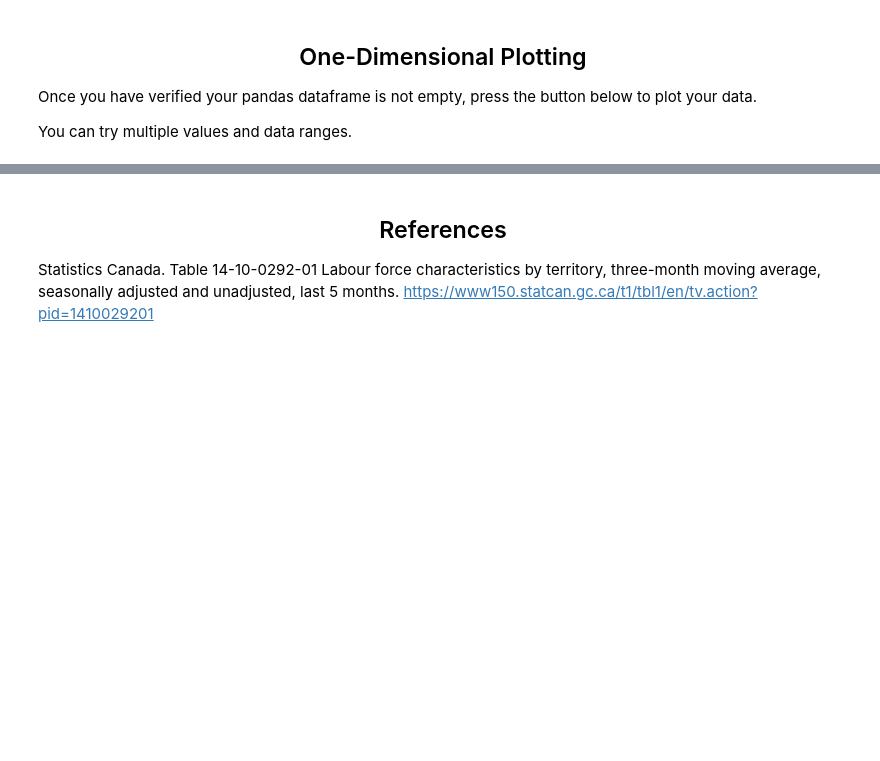
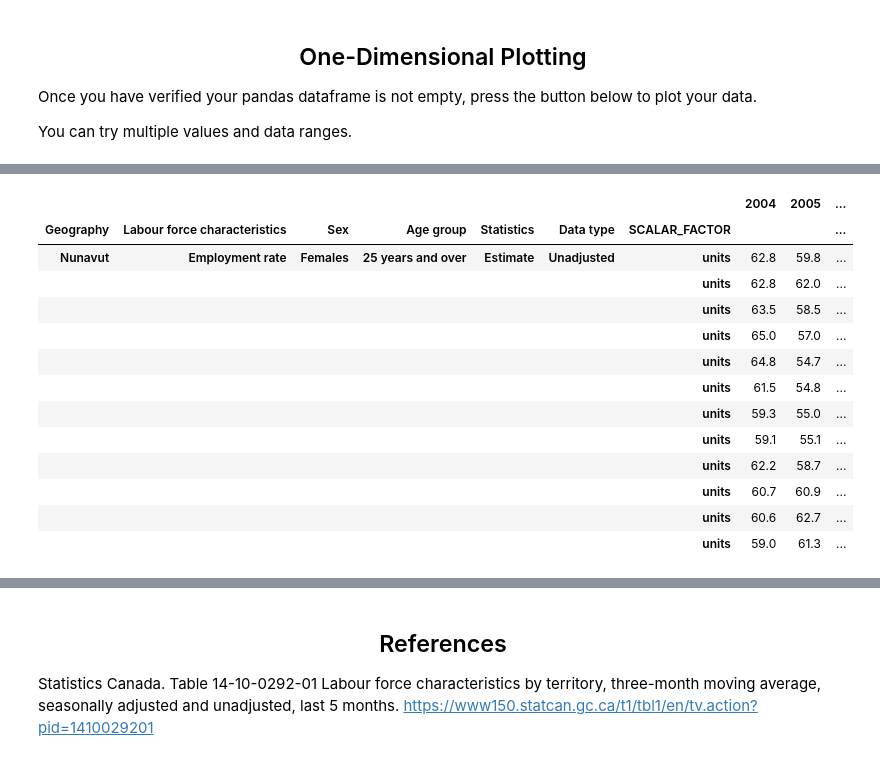
Before and after one commit to callysto/notebook-templates, a Jupyter notebook: Python_Packages_Investigations/STATS_CAN_API/Demo_Package/Stats_Can_Visualizing.ipynb, the cells around one changed output, grey strips where cells are left out. Saved outputs shown, nothing was run; the diff lists cells and outputs as text; code cells hidden in the pictures; blank space fills up the shorter version.

```diff
--- a/Python_Packages_Investigations/STATS_CAN_API/Demo_Package/Stats_Can_Visualizing.ipynb
+++ b/Python_Packages_Investigations/STATS_CAN_API/Demo_Package/Stats_Can_Visualizing.ipynb
@@ -362,0 +354,41 @@ plt.show()
+# %%
+def get_all_years(gend_id,location):
+    all_dfs_yukon = []
+    for i in range(2004,2019):
+        df_test = get_year_pd(df_fullDATA_clean,str(i)+"-01-01	",str(i)+"-12-01")
+        df_specific  = get_employment_rate_gi_loc(df_test,gend_id,location)
+        all_dfs_yukon.append(df_specific)
+
+    dfs = [all_dfs_yukon[i] for i in range(len(all_dfs_yukon))]
+    cols = ['Geography', 'Labour force characteristics', 'Sex','Age group','Statistics','Data type','SCALAR_FACTOR']
+    keys = [str(2004 + i) for i in range(len(all_dfs))]
+    concat_df = pd.concat(
+        [df.set_index(cols) for df in dfs],
+        axis=1)
+
+    return concat_df
+
+yuk = get_all_years("Females","Yukon")
+nt = get_all_years("Females","Northwest Territories")
+nu = get_all_years("Females","Nunavut")
+
+yukm = get_all_years("Males","Yukon")
+ntm = get_all_years("Males","Northwest Territories")
+num = get_all_years("Males","Nunavut")
+# %%
+nu
+# %% [output]
+|  |  |  |  |  |  |  | 2004 | 2005 | ... |
+| Geography | Labour force characteristics | Sex | Age group | Statistics | Data type | SCALAR_FACTOR |  |  | ... |
+| Nunavut | Employment rate | Females | 25 years and over | Estimate | Unadjusted | units | 62.8 | 59.8 | ... |
+|  |  |  |  |  |  | units | 62.8 | 62.0 | ... |
+|  |  |  |  |  |  | units | 63.5 | 58.5 | ... |
+|  |  |  |  |  |  | units | 65.0 | 57.0 | ... |
+|  |  |  |  |  |  | units | 64.8 | 54.7 | ... |
+|  |  |  |  |  |  | units | 61.5 | 54.8 | ... |
+|  |  |  |  |  |  | units | 59.3 | 55.0 | ... |
+|  |  |  |  |  |  | units | 59.1 | 55.1 | ... |
+|  |  |  |  |  |  | units | 62.2 | 58.7 | ... |
+|  |  |  |  |  |  | units | 60.7 | 60.9 | ... |
+|  |  |  |  |  |  | units | 60.6 | 62.7 | ... |
+|  |  |  |  |  |  | units | 59.0 | 61.3 | ... |
```
Also changed, not shown: parts of 10 cells of this notebook.
